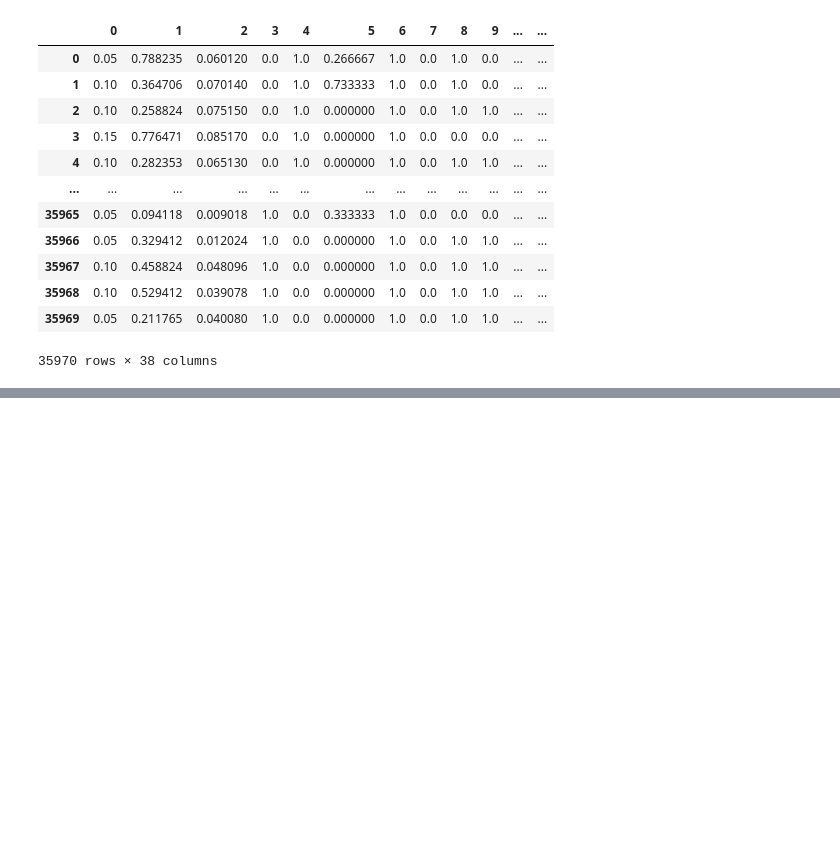
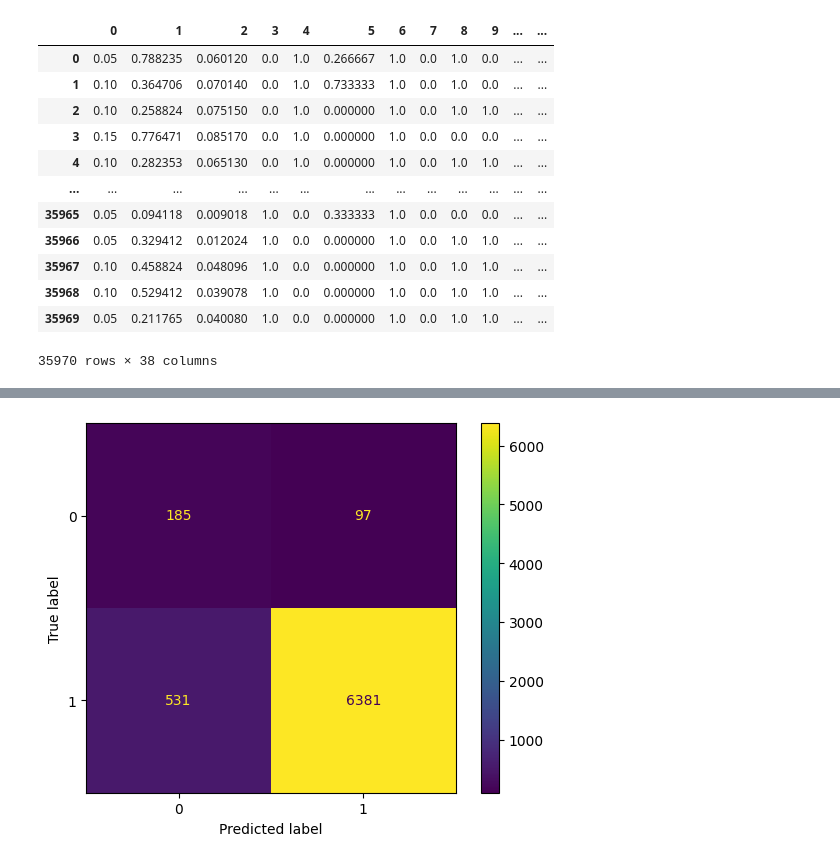
Before and after one commit to caesariodito/comp-gammafest, a Jupyter notebook: comp/day3/xgboost_custom_threshold.ipynb, the cells around one changed output, grey strips where cells are left out. Saved outputs shown, nothing was run; the diff lists cells and outputs as text; code cells hidden in the pictures; blank space fills up the shorter version.

```diff
--- a/comp/day3/xgboost_custom_threshold.ipynb
+++ b/comp/day3/xgboost_custom_threshold.ipynb
@@ -131,0 +343,3 @@ Error:
+# %%
+threshold = choose_best_threshold(predictions, y_val)
+threshold
@@ -131,0 +351,4 @@ Error:
+# %%
+P_prod = grid.best_estimator_.predict_proba(X_val)[:, 1] > threshold['best_threshold']
+print(classification_report(y_val,P_prod, digits=4))
+print(f1_score(y_val, P_prod))
@@ -131,0 +423,12 @@ Error:
+# %%
+import matplotlib.pyplot as plt
+from sklearn.metrics import ConfusionMatrixDisplay
+from sklearn.metrics import confusion_matrix
+
+cm = confusion_matrix(P_prod, y_val)
+
+disp = ConfusionMatrixDisplay(confusion_matrix=cm)
+disp.plot()
+plt.show()
+# %% [output]
+[figure, added]
```
Also changed, not shown: parts of 20 cells of this notebook, 6 other files.
